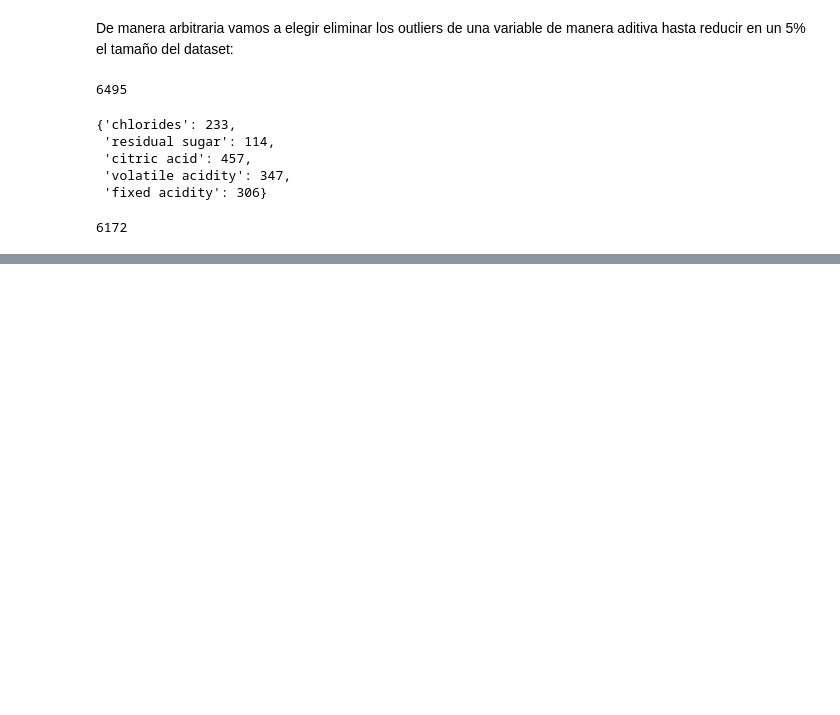
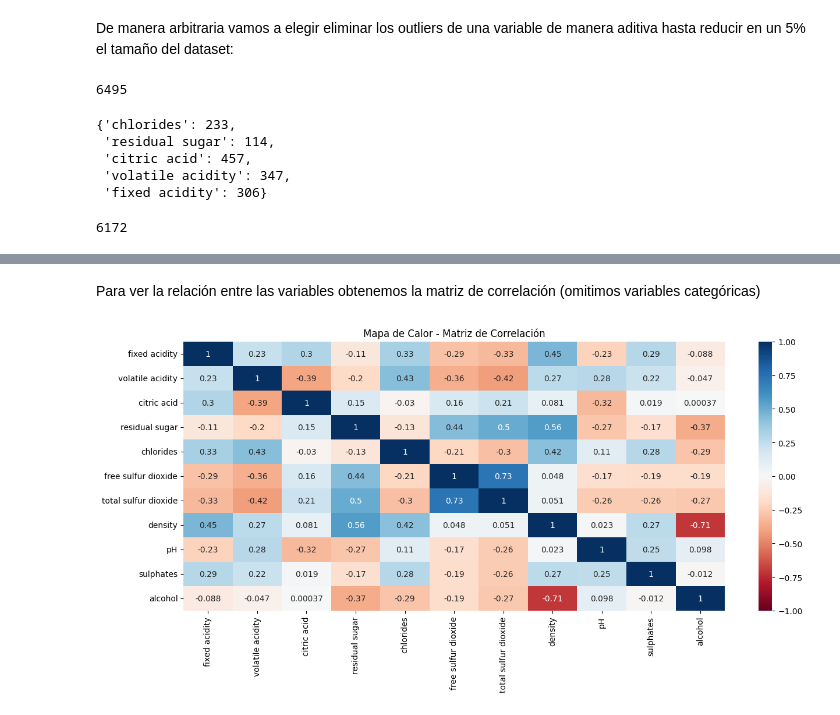
Before and after one commit to Alf-caput/LAB04_Regresion_y_agrupamiento, a Jupyter notebook: LAB04 Regresion_y_agrupamientov2.ipynb, the cells around one changed output, grey strips where cells are left out. Drawn from its saved outputs; the diff is of its cells as text; code cells hidden in the pictures; blank space fills up the shorter version.

Commit message:
matriz de correlación

```diff
--- a/LAB04 Regresion_y_agrupamientov2.ipynb
+++ b/LAB04 Regresion_y_agrupamientov2.ipynb
@@ -423,0 +434,14 @@ len(df)
+# %% [markdown]
+Para ver la relación entre las variables obtenemos la matriz de correlación (omitimos variables categóricas)
+# %%
+import seaborn as sns
+
+categorical_vars = ['wine type', 'quality']
+df_non_categorical = df.drop(categorical_vars, axis=1)
+
+fig, axs = plt.subplots(nrows=1, ncols=1, figsize=(15, 6))
+sns.heatmap(df_non_categorical.corr(), cmap='RdBu', vmin=-1, vmax=1, annot=True)
+plt.title('Mapa de Calor - Matriz de Correlación')
+plt.show()
+# %% [output]
+[figure, added]
```
Also changed, not shown: parts of 1 cell of this notebook.
